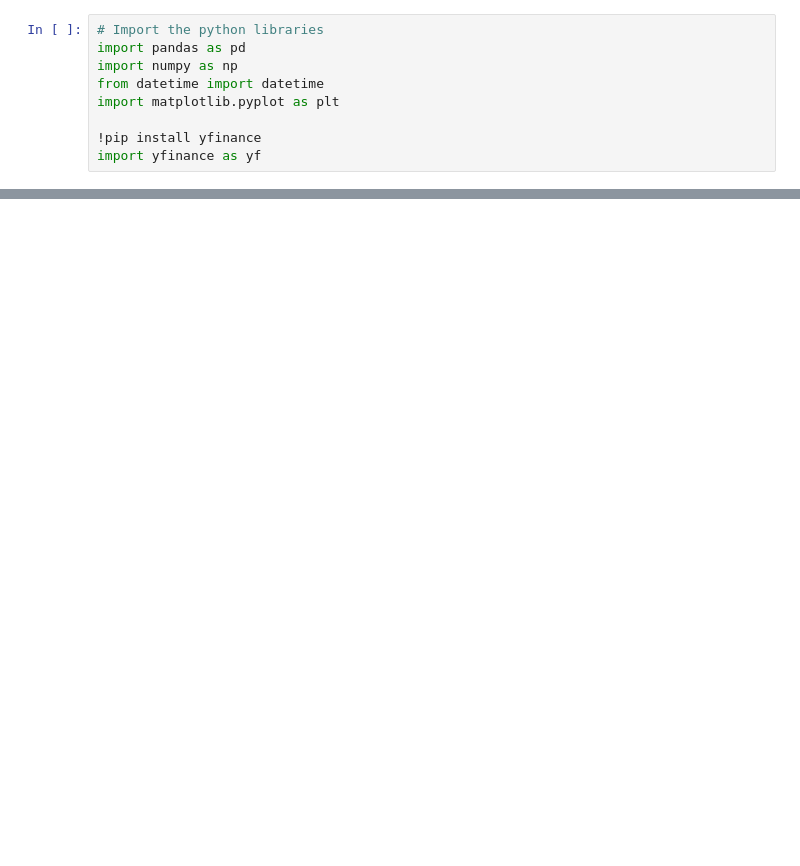
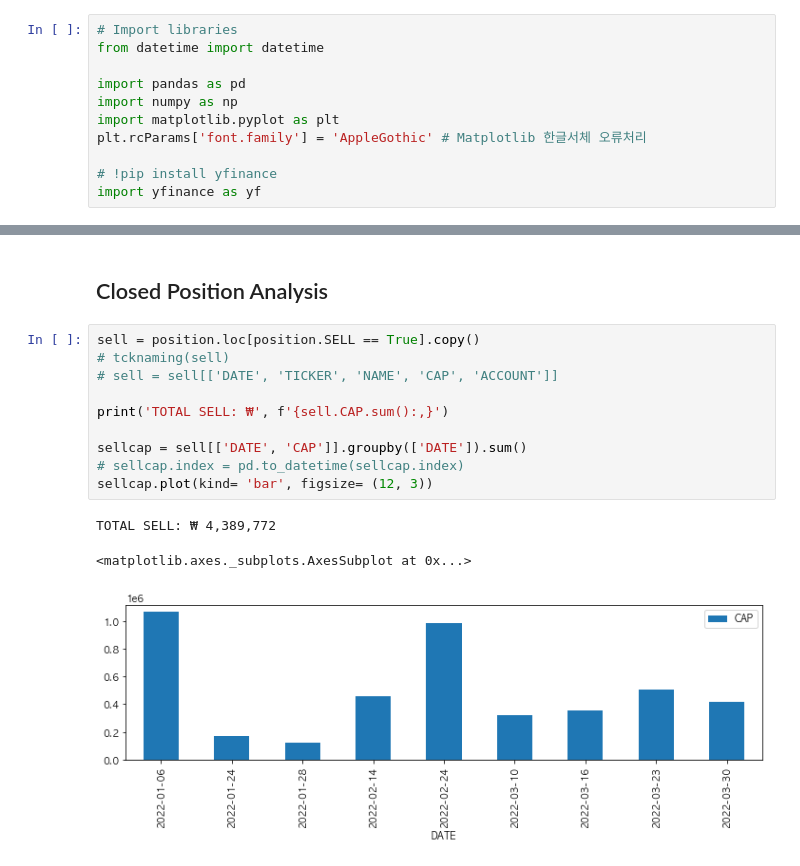
Before and after one commit to jamescbjeon/invest, a Jupyter notebook: mypostion.ipynb, the cells around one changed output, grey strips where cells are left out. Saved outputs shown, nothing was run; the diff lists cells and outputs as text; blank space fills up the shorter version.

```diff
--- a/mypostion.ipynb
+++ b/mypostion.ipynb
@@ -1,9 +1,11 @@
 # %%
-# Import the python libraries
+# Import libraries
+from datetime import datetime
+
 import pandas as pd
 import numpy as np
-from datetime import datetime
 import matplotlib.pyplot as plt
+plt.rcParams['font.family'] = 'AppleGothic' # Matplotlib 한글서체 오류처리
 
-!pip install yfinance
+# !pip install yfinance
 import yfinance as yf
@@ -192,3 +225,19 @@ open = open[['TICKER', 'NAME', 'STOCKS', 'AVG_PRICE', 'CAP']]
+# %% [markdown]
+## Closed Position Analysis
+# %%
+sell = position.loc[position.SELL == True].copy()
+# tcknaming(sell)
+# sell = sell[['DATE', 'TICKER', 'NAME', 'CAP', 'ACCOUNT']]
+
+print('TOTAL SELL: ₩', f'{sell.CAP.sum():,}')
+
+sellcap = sell[['DATE', 'CAP']].groupby(['DATE']).sum()
+# sellcap.index = pd.to_datetime(sellcap.index)
+sellcap.plot(kind= 'bar', figsize= (12, 3))
+# %% [output]
+TOTAL SELL: ₩ 4,389,772
+<matplotlib.axes._subplots.AxesSubplot at 0x...>
+[figure, added]
 # %%
 closed
 # %% [output]
```
Also changed, not shown: parts of 64 cells of this notebook.
